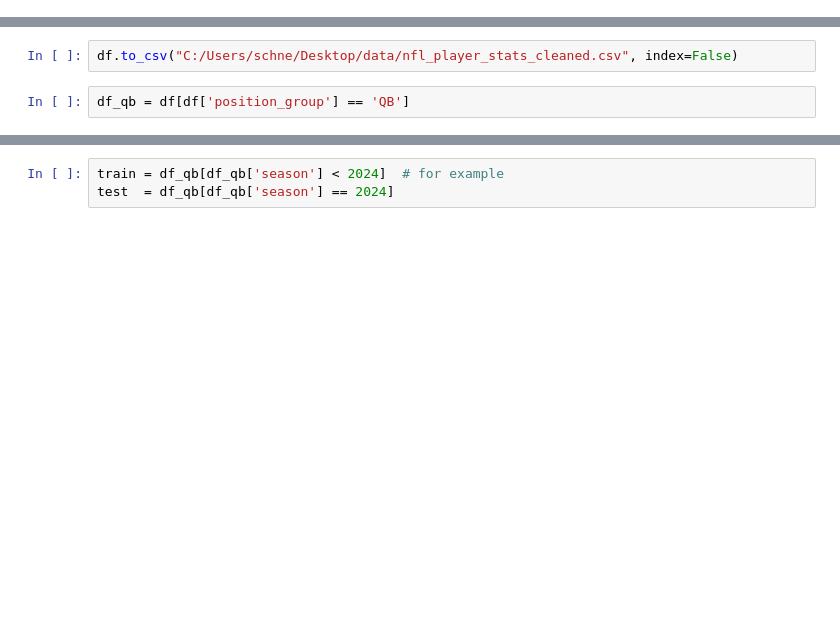
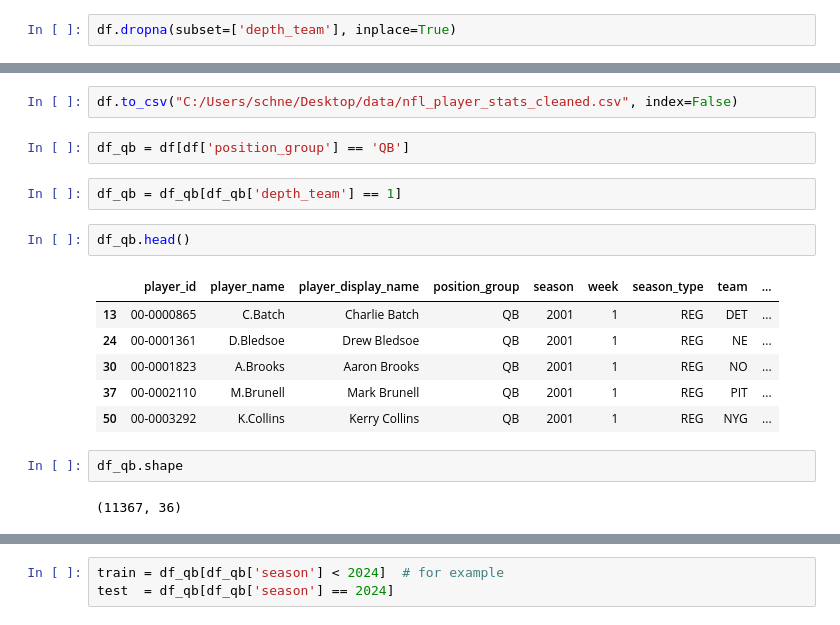
Before and after one commit to ben-gunnels/clairvoyent-raven-sports-analysis, a Jupyter notebook: src/notebooks/tim_data_exploration.ipynb, the cells around one changed output, grey strips where cells are left out. Saved outputs shown, nothing was run; the diff lists cells and outputs as text; blank space fills up the shorter version.

```diff
--- a/src/notebooks/tim_data_exploration.ipynb
+++ b/src/notebooks/tim_data_exploration.ipynb
@@ -322,2 +417,4 @@ Name: count, dtype: int64
+# %%
+df.dropna(subset=['depth_team'], inplace=True)
 # %%
 df['time_index'] = (df['season'] - df['season'].min()) * df['week'].max() +df['week']
@@ -331,3 +423,18 @@ See the caveats in the documentation: https://pandas.pydata.org/pandas-docs/stab
 df.to_csv("C:/Users/schne/Desktop/data/nfl_player_stats_cleaned.csv", index=False)
 # %%
 df_qb = df[df['position_group'] == 'QB']
+# %%
+df_qb = df_qb[df_qb['depth_team'] == 1]
+# %%
+df_qb.head()
+# %% [output]
+|  | player_id | player_name | player_display_name | position_group | season | week | season_type | team | ... |
+| 13 | 00-0000865 | C.Batch | Charlie Batch | QB | 2001 | 1 | REG | DET | ... |
+| 24 | 00-0001361 | D.Bledsoe | Drew Bledsoe | QB | 2001 | 1 | REG | NE | ... |
+| 30 | 00-0001823 | A.Brooks | Aaron Brooks | QB | 2001 | 1 | REG | NO | ... |
+| 37 | 00-0002110 | M.Brunell | Mark Brunell | QB | 2001 | 1 | REG | PIT | ... |
+| 50 | 00-0003292 | K.Collins | Kerry Collins | QB | 2001 | 1 | REG | NYG | ... |
+# %%
+df_qb.shape
+# %% [output]
+(11367, 36)
```
Also changed, not shown: parts of 36 cells of this notebook.
